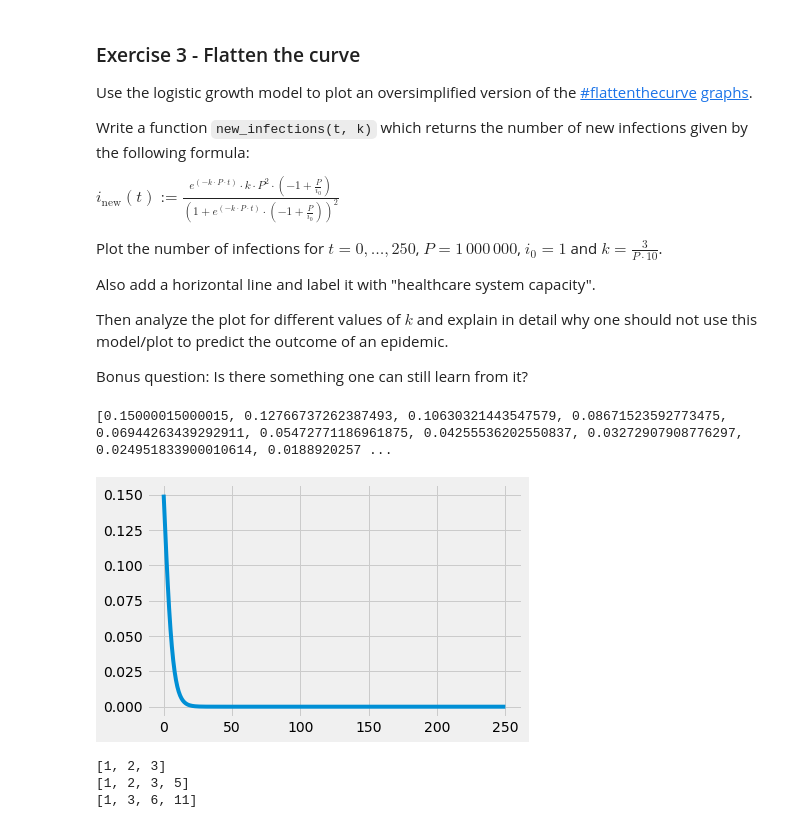
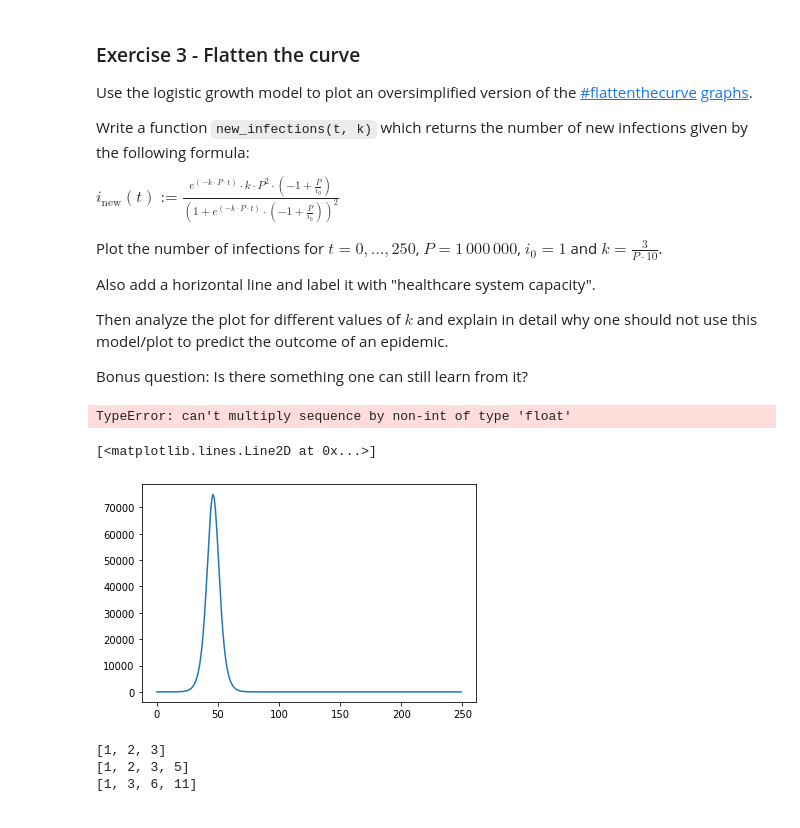
Before and after one commit to adob360/homework-scientific-computing, a Jupyter notebook: homework03-python-introduction/homework03.ipynb, the cells around one changed output. Saved outputs shown, nothing was run; the diff lists cells and outputs as text; code cells hidden in the pictures.

```diff
--- a/homework03-python-introduction/homework03.ipynb
+++ b/homework03-python-introduction/homework03.ipynb
@@ -92,17 +92,20 @@ Then analyze the plot for different values of $k$ and explain in detail why one
 
 Bonus question: Is there something one can still learn from it?
 # %%
+
+
 P = 1000000
 k = 3/(P*10)
 t = [i for i in range(251)]
 i0 = 1
+
 
 def new_infections(P, k, t, i0):
     results = []
     for i in t:
         #upper_value = ((math.exp(-k*P*i)*k*P**2)*(-1+(P/i0)))
         #lower_value = ((1+math.exp(-k*P*i))*(-1+(P/i0))**2)
-        results.append(((math.exp(-k*P*i)*k*P**2)*(-1+(P/i0)))/((1+math.exp(-k*P*i))*(-1+(P/i0))**2))
+        results.append(((math.exp(-k*P*t)*k*P**2)*(-1+(P/i0)))/((1+math.exp(-k*P*t))*(-1+(P/i0))**2))
         #results.append(upper_value/lower_value)
     return results
 
@@ -114,8 +117,43 @@ print(new_infections)
 plt.plot(new_infections)
 plt.show()
 # %% [output]
-[0.15000015000015, 0.12766737262387493, 0.10630321443547579, 0.08671523592773475, 0.06944263439292911, 0.05472771186961875, 0.04255536202550837, 0.03272907908776297, 0.024951833900010614, 0.0188920257 ...
+TypeError: can't multiply sequence by non-int of type 'float'
-[figure, removed]
+# %%
+import matplotlib.pyplot as plt
+import math
+
+def new_infections(t, k):
+    P=1000000
+    i0=1
+    i_new= (math.exp(-k*P*t)*k*P**2*(-1+P/i0))/(1+math.exp(-k*P*t)*(-1+P/i0))**2
+    return i_new;
+
+
+
+P=1000000
+k1=3/(P*10)
+
+
+infect_list=[]
+
+for i in range(0,250):
+    z=new_infections(i, k1)
+    infect_list.append(z)
+
+
+
+
+infect_list
+
+time_scale=list(range(0,250))
+
+
+
+
+plt.plot(time_scale,infect_list)
+# %% [output]
+[<matplotlib.lines.Line2D at 0x...>]
+[figure, added]
 # %%
 n =[1,2,3]
 print (n)
```
